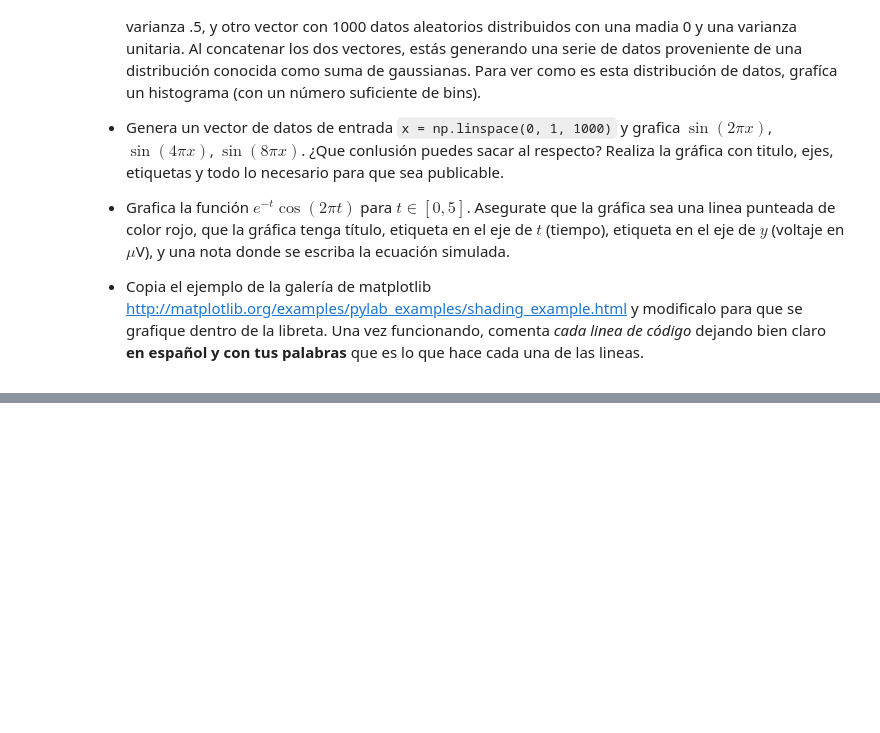
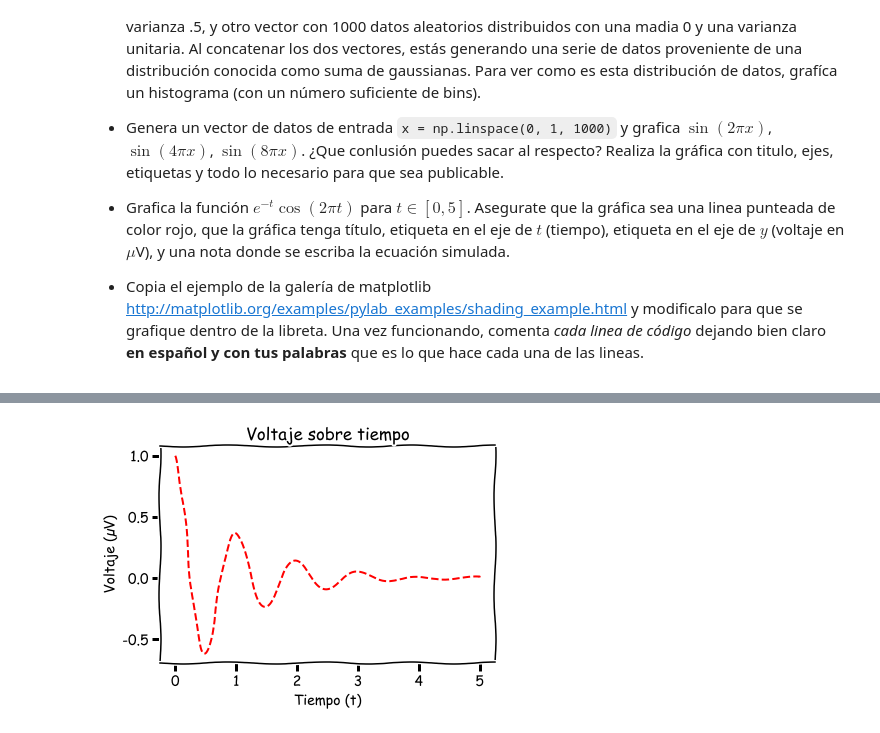
Before and after one commit to rolandovlz/examen_rapido_libretas, a Jupyter notebook: intro_numpy.ipynb, the cells around one changed output, grey strips where cells are left out. Cells and saved outputs as stored; diff of their text form; code cells hidden in the pictures; blank space fills up the shorter version.

```diff
--- a/intro_numpy.ipynb
+++ b/intro_numpy.ipynb
@@ -388,0 +586,11 @@ Realiza lo siguiente en varias celdas abajo de esta:
+# %%
+t = np.linspace(0, 5, 1000)
+
+plt.plot(t, np.exp(-t) * np.cos(2 * np.pi * t), 'r--', label="$e^{-t}\cos(2\pi t)$")
+
+plt.title("Voltaje sobre tiempo")
+plt.xlabel("Tiempo (t)")
+plt.ylabel("Voltaje (µV)")
+plt.show()
+# %% [output]
+[figure, added]
```
Also changed, not shown: parts of 25 cells of this notebook.
